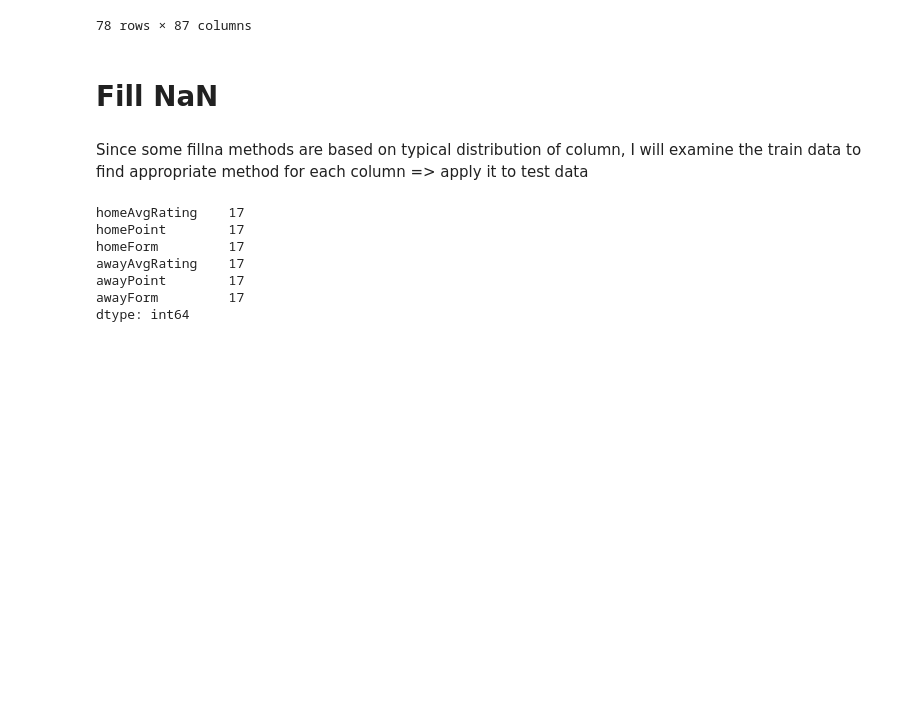
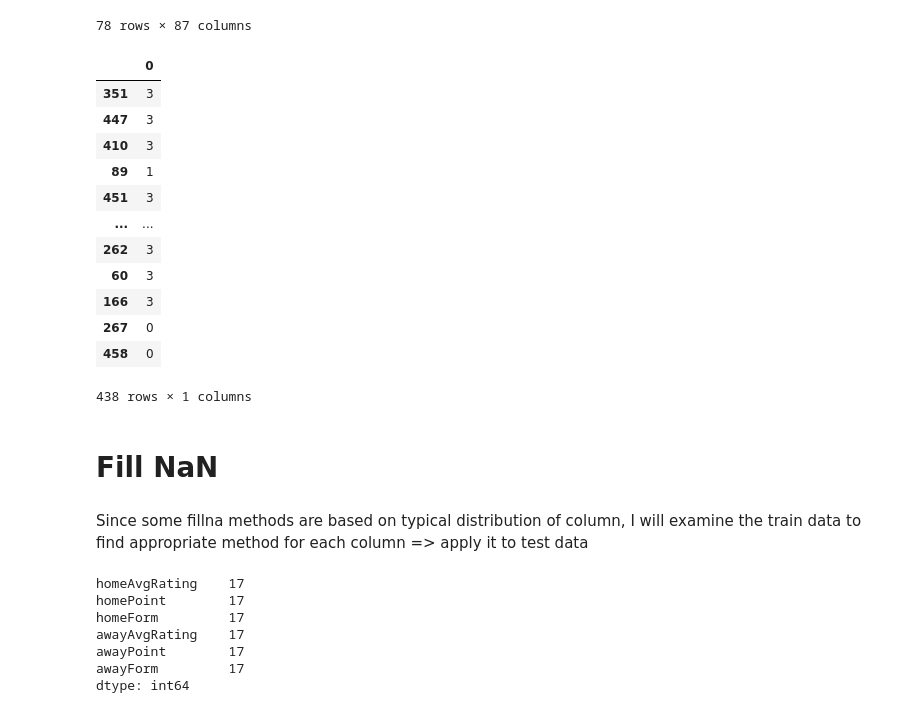
Before and after one commit to ML-DM-project/football-predict, a Jupyter notebook: all_feature_selection.ipynb, the cells around one changed output. Drawn from its saved outputs; the diff is of its cells as text; code cells hidden in the pictures; blank space fills up the shorter version.

```diff
--- a/all_feature_selection.ipynb
+++ b/all_feature_selection.ipynb
@@ -115,6 +115,22 @@ X_test
 | 416 | 2 | 10 | 8 | 0 | 0 | ... |
 | 5 | 1 | 17 | 2 | 0 | 2 | ... |
 78 rows × 87 columns
+# %%
+y_train
+# %% [output]
+|  | 0 |
+| 351 | 3 |
+| 447 | 3 |
+| 410 | 3 |
+| 89 | 1 |
+| 451 | 3 |
+| ... | ... |
+| 262 | 3 |
+| 60 | 3 |
+| 166 | 3 |
+| 267 | 0 |
+| 458 | 0 |
+438 rows × 1 columns
 # %% [markdown]
 # Fill NaN
 # %% [markdown]
```
Also changed, not shown: parts of 4 cells of this notebook, 3 other files.
